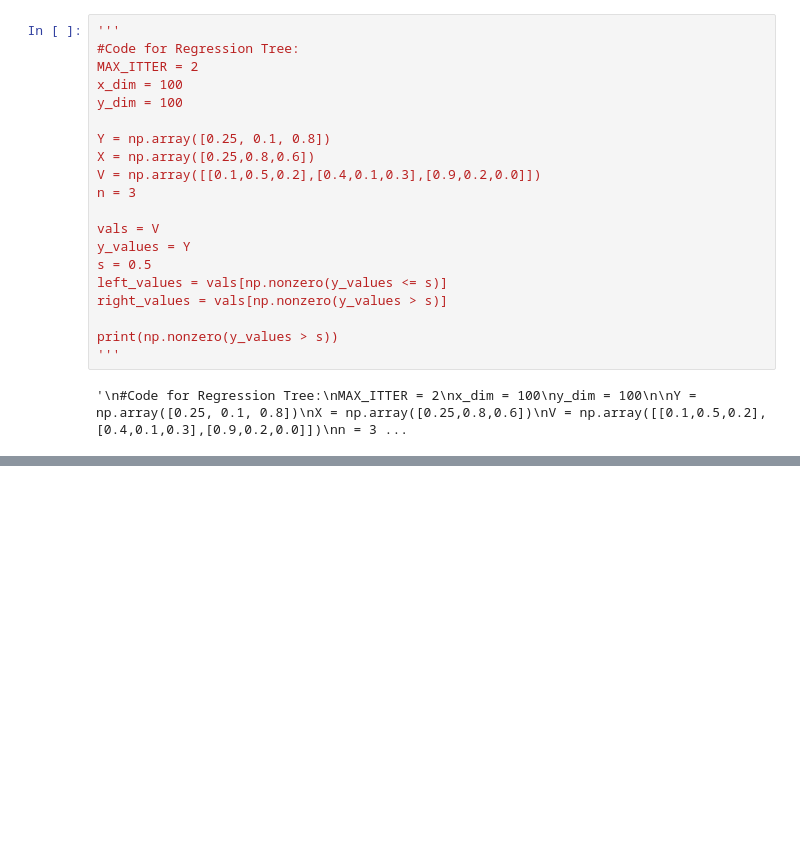
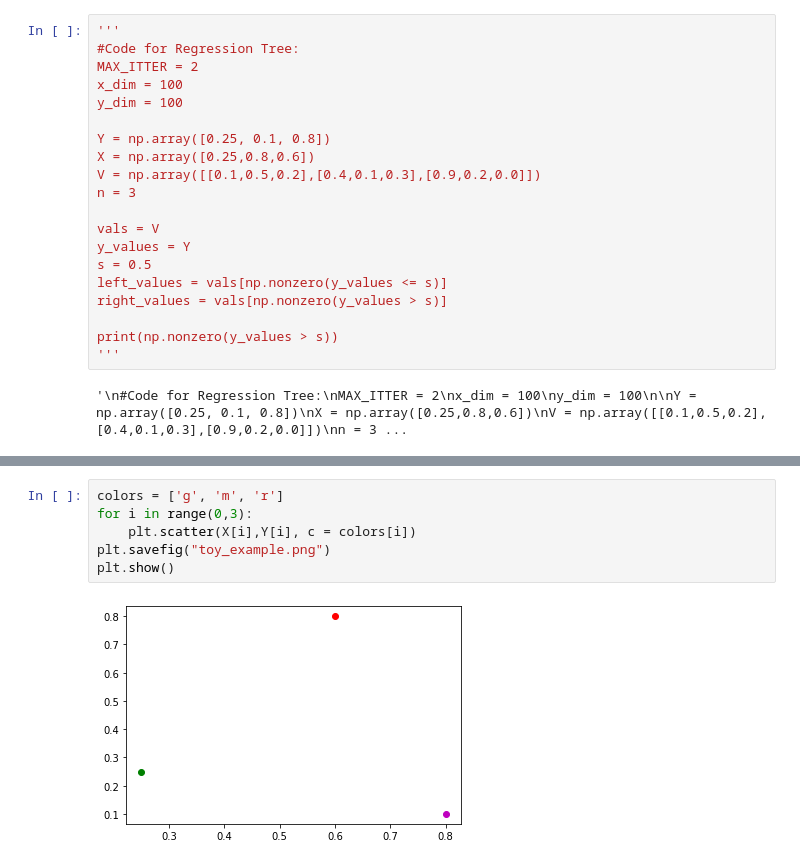
Before and after one commit to zachleclaire6561/Data-Mining-Algorithms, a Jupyter notebook: Tree-Regression/regression-1.2.ipynb, the cells around one changed output, grey strips where cells are left out. Cells and saved outputs as stored; diff of their text form; blank space fills up the shorter version.

```diff
--- a/Tree-Regression/regression-1.2.ipynb
+++ b/Tree-Regression/regression-1.2.ipynb
@@ -242,0 +244,8 @@ Done splitting!
+# %%
+colors = ['g', 'm', 'r']
+for i in range(0,3):
+    plt.scatter(X[i],Y[i], c = colors[i])
+plt.savefig("toy_example.png")
+plt.show()
+# %% [output]
+[figure, added]
```
Also changed, not shown: parts of 1 cell of this notebook, 12 other files.
